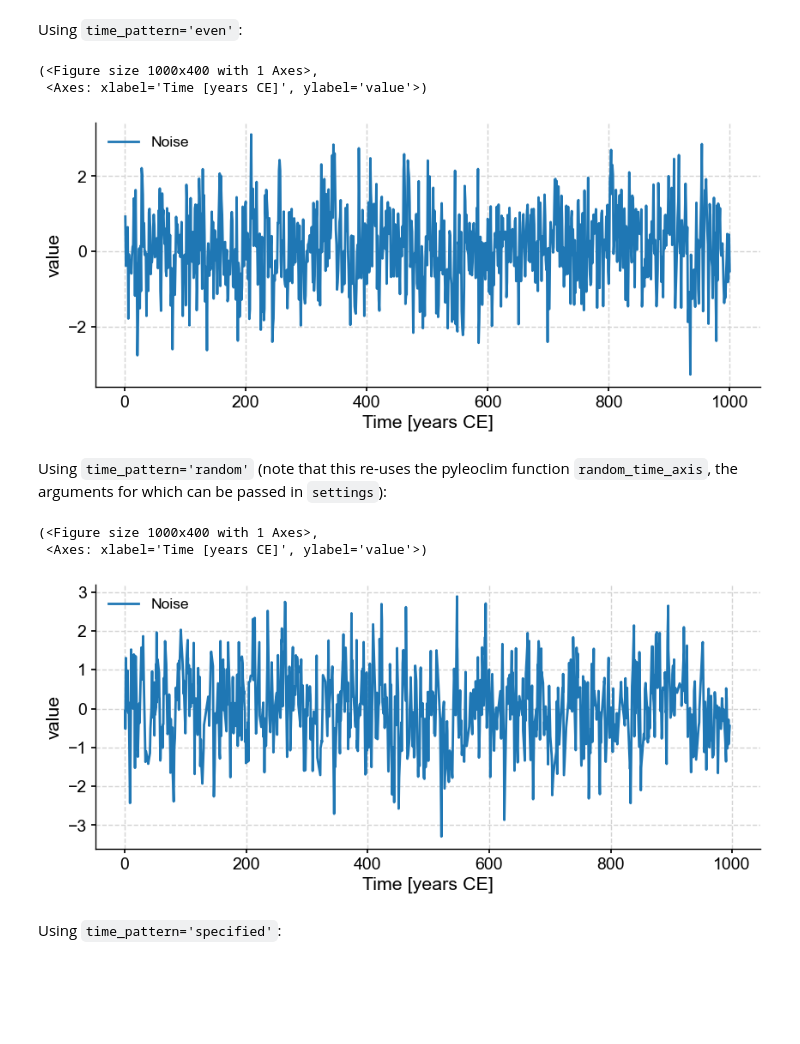
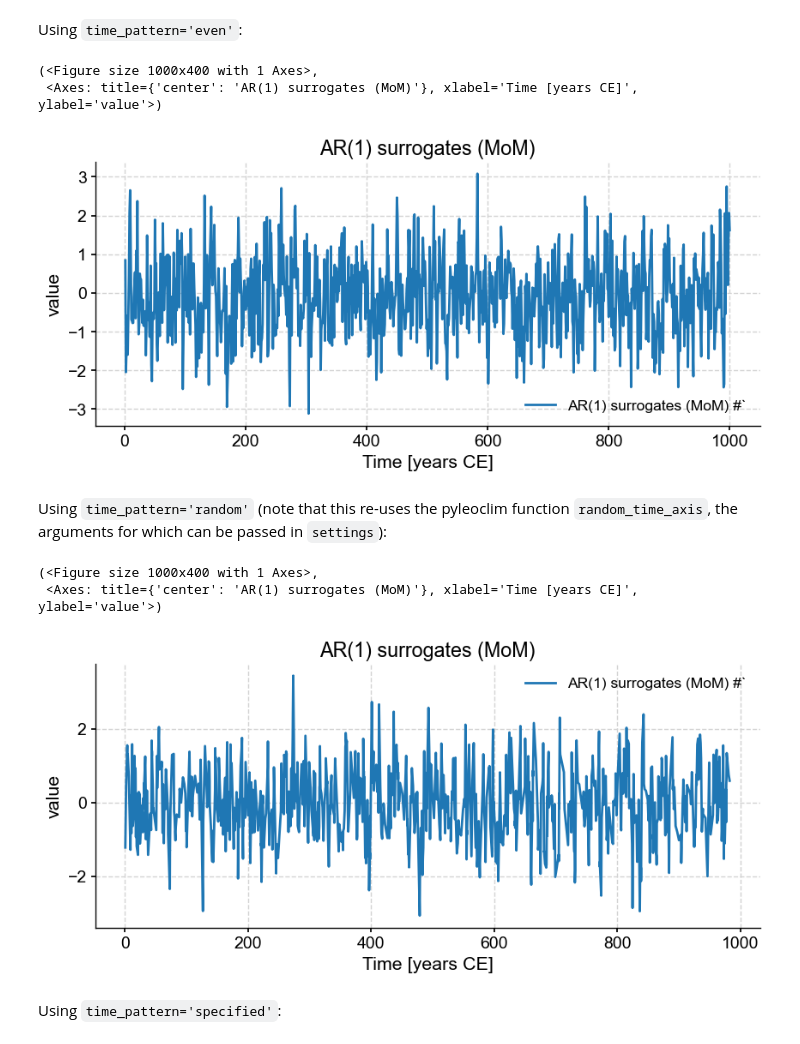
Before and after one commit to LinkedEarth/PaleoBeasts, a Jupyter notebook: notebooks/noise_demo.ipynb, the cells around one changed output. Saved outputs shown, nothing was run; the diff lists cells and outputs as text; code cells hidden in the pictures; blank space fills up the shorter version.

Commit message:
noise overhaul

```diff
--- a/notebooks/noise_demo.ipynb
+++ b/notebooks/noise_demo.ipynb
@@ -57,21 +56,21 @@ Creating the time axis can be done in a two main ways:
 Using `time_pattern='even'`:
 # %%
 #Specifying the length and type of spacing
-ts = noise.from_param(method='uar1',length=1000,time_pattern='even',noise_param=[1,1])
+ts = noise.from_param(method='ar1sim',length=1000,time_pattern='even',noise_param=[1,1])
 ts.plot()
 # %% [output]
 (<Figure size 1000x400 with 1 Axes>,
- <Axes: xlabel='Time [years CE]', ylabel='value'>)
+ <Axes: title={'center': 'AR(1) surrogates (MoM)'}, xlabel='Time [years CE]', ylabel='value'>)
-[figure, old version]
+[figure, new version]
 # %% [markdown]
 Using `time_pattern='random'` (note that this re-uses the pyleoclim function `random_time_axis`, the arguments for which can be passed in `settings`):
 # %%
-ts = noise.from_param(method='uar1',noise_param=[1,1],length=1000,time_pattern='random',settings={'dist_name':'poisson','dist_param':2})
+ts = noise.from_param(method='ar1sim',noise_param=[1,1],length=1000,time_pattern='random',settings={'dist_name':'poisson','dist_param':2})
 ts.plot()
 # %% [output]
 (<Figure size 1000x400 with 1 Axes>,
- <Axes: xlabel='Time [years CE]', ylabel='value'>)
+ <Axes: title={'center': 'AR(1) surrogates (MoM)'}, xlabel='Time [years CE]', ylabel='value'>)
-[figure, old version]
+[figure, new version]
 # %% [markdown]
 Using `time_pattern='specified'`:
 # %%
```
Also changed, not shown: parts of 19 cells of this notebook, 3 other files.
